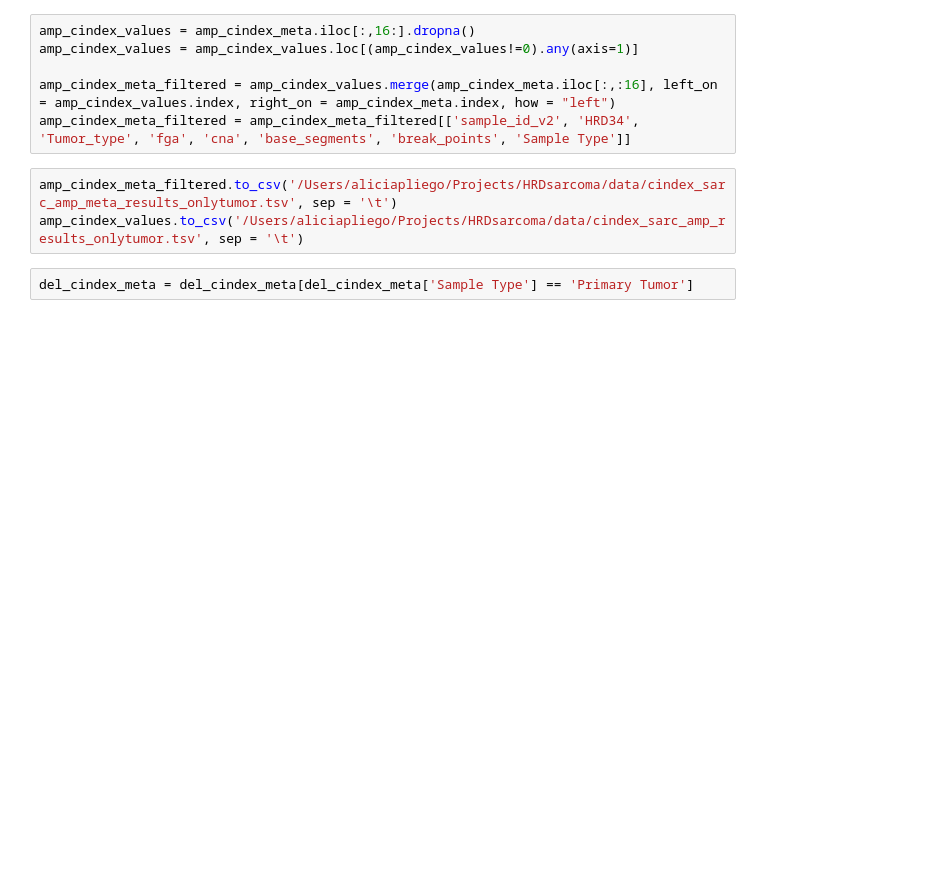
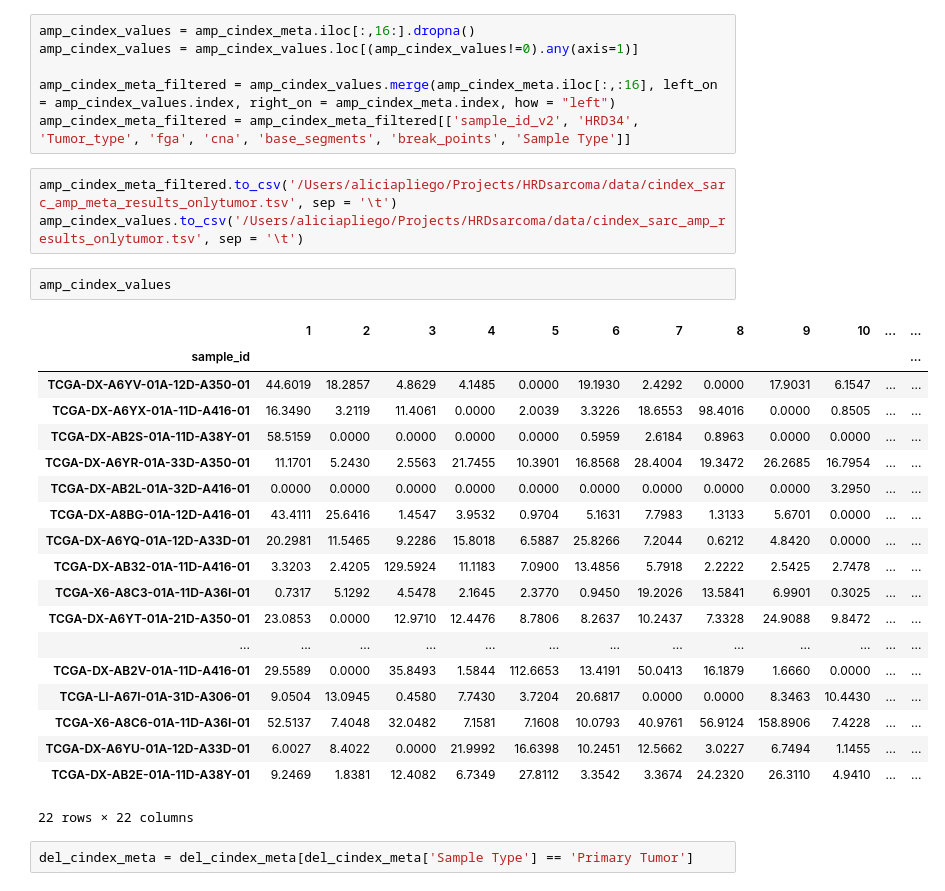
Before and after one commit to aliciapliego/HRDsarcoma, a Jupyter notebook: python_scrips/annotate_masked_cnv.ipynb, the cells around one changed output. Cells and saved outputs as stored; diff of their text form; blank space fills up the shorter version.

```diff
--- a/python_scrips/annotate_masked_cnv.ipynb
+++ b/python_scrips/annotate_masked_cnv.ipynb
@@ -339,6 +339,28 @@ amp_cindex_meta_filtered = amp_cindex_meta_filtered[['sample_id_v2', 'HRD34', 'T
 # %%
 amp_cindex_meta_filtered.to_csv('/Users/aliciapliego/Projects/HRDsarcoma/data/cindex_sarc_amp_meta_results_onlytumor.tsv', sep = '\t')
 amp_cindex_values.to_csv('/Users/aliciapliego/Projects/HRDsarcoma/data/cindex_sarc_amp_results_onlytumor.tsv', sep = '\t')
+# %%
+amp_cindex_values
+# %% [output]
+|  | 1 | 2 | 3 | 4 | 5 | 6 | 7 | 8 | 9 | 10 | ... | ... |
+| sample_id |  |  |  |  |  |  |  |  |  |  |  | ... |
+| TCGA-DX-A6YV-01A-12D-A350-01 | 44.6019 | 18.2857 | 4.8629 | 4.1485 | 0.0000 | 19.1930 | 2.4292 | 0.0000 | 17.9031 | 6.1547 | ... | ... |
+| TCGA-DX-A6YX-01A-11D-A416-01 | 16.3490 | 3.2119 | 11.4061 | 0.0000 | 2.0039 | 3.3226 | 18.6553 | 98.4016 | 0.0000 | 0.8505 | ... | ... |
+| TCGA-DX-AB2S-01A-11D-A38Y-01 | 58.5159 | 0.0000 | 0.0000 | 0.0000 | 0.0000 | 0.5959 | 2.6184 | 0.8963 | 0.0000 | 0.0000 | ... | ... |
+| TCGA-DX-A6YR-01A-33D-A350-01 | 11.1701 | 5.2430 | 2.5563 | 21.7455 | 10.3901 | 16.8568 | 28.4004 | 19.3472 | 26.2685 | 16.7954 | ... | ... |
+| TCGA-DX-AB2L-01A-32D-A416-01 | 0.0000 | 0.0000 | 0.0000 | 0.0000 | 0.0000 | 0.0000 | 0.0000 | 0.0000 | 0.0000 | 3.2950 | ... | ... |
+| TCGA-DX-A8BG-01A-12D-A416-01 | 43.4111 | 25.6416 | 1.4547 | 3.9532 | 0.9704 | 5.1631 | 7.7983 | 1.3133 | 5.6701 | 0.0000 | ... | ... |
+| TCGA-DX-A6YQ-01A-12D-A33D-01 | 20.2981 | 11.5465 | 9.2286 | 15.8018 | 6.5887 | 25.8266 | 7.2044 | 0.6212 | 4.8420 | 0.0000 | ... | ... |
+| TCGA-DX-AB32-01A-11D-A416-01 | 3.3203 | 2.4205 | 129.5924 | 11.1183 | 7.0900 | 13.4856 | 5.7918 | 2.2222 | 2.5425 | 2.7478 | ... | ... |
+| TCGA-X6-A8C3-01A-11D-A36I-01 | 0.7317 | 5.1292 | 4.5478 | 2.1645 | 2.3770 | 0.9450 | 19.2026 | 13.5841 | 6.9901 | 0.3025 | ... | ... |
+| TCGA-DX-A6YT-01A-21D-A350-01 | 23.0853 | 0.0000 | 12.9710 | 12.4476 | 8.7806 | 8.2637 | 10.2437 | 7.3328 | 24.9088 | 9.8472 | ... | ... |
+| ... | ... | ... | ... | ... | ... | ... | ... | ... | ... | ... | ... | ... |
+| TCGA-DX-AB2V-01A-11D-A416-01 | 29.5589 | 0.0000 | 35.8493 | 1.5844 | 112.6653 | 13.4191 | 50.0413 | 16.1879 | 1.6660 | 0.0000 | ... | ... |
+| TCGA-LI-A67I-01A-31D-A306-01 | 9.0504 | 13.0945 | 0.4580 | 7.7430 | 3.7204 | 20.6817 | 0.0000 | 0.0000 | 8.3463 | 10.4430 | ... | ... |
+| TCGA-X6-A8C6-01A-11D-A36I-01 | 52.5137 | 7.4048 | 32.0482 | 7.1581 | 7.1608 | 10.0793 | 40.9761 | 56.9124 | 158.8906 | 7.4228 | ... | ... |
+| TCGA-DX-A6YU-01A-12D-A33D-01 | 6.0027 | 8.4022 | 0.0000 | 21.9992 | 16.6398 | 10.2451 | 12.5662 | 3.0227 | 6.7494 | 1.1455 | ... | ... |
+| TCGA-DX-AB2E-01A-11D-A38Y-01 | 9.2469 | 1.8381 | 12.4082 | 6.7349 | 27.8112 | 3.3542 | 3.3674 | 24.2320 | 26.3110 | 4.9410 | ... | ... |
+22 rows × 22 columns
 # %%
 del_cindex_meta = del_cindex_meta[del_cindex_meta['Sample Type'] == 'Primary Tumor']
 # %%
```
Also changed, not shown: 56 other files.
